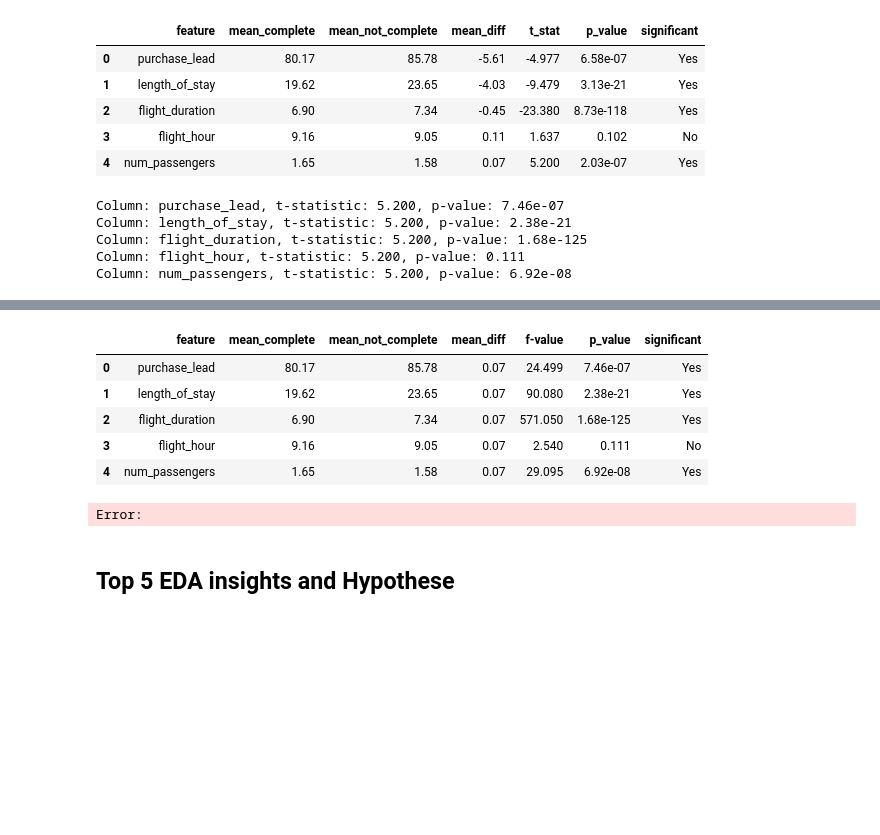
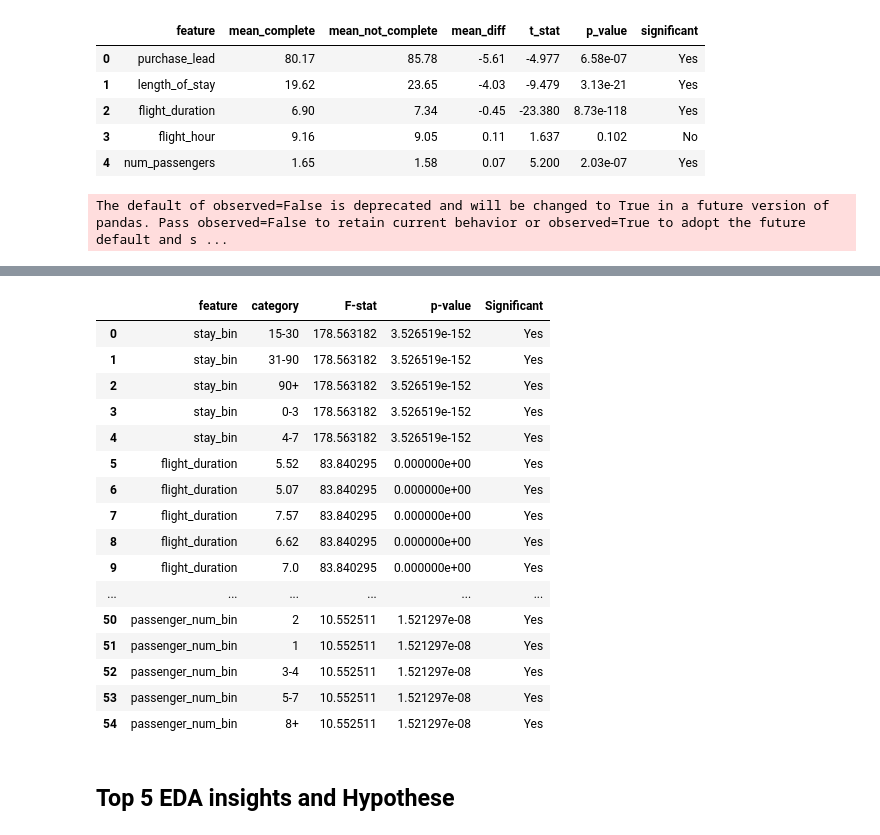
Before and after one commit to nickgeorgemathew/booking_analysis, a Jupyter notebook: notebooks/01_eda.ipynb, the cells around one changed output, grey strips where cells are left out. Saved outputs shown, nothing was run; the diff lists cells and outputs as text; code cells hidden in the pictures; blank space fills up the shorter version.

```diff
--- a/notebooks/01_eda.ipynb
+++ b/notebooks/01_eda.ipynb
@@ -239,7 +305,7 @@ fig2.show()
 ## Numeric vs Target plot
 # %%
 target=df['booking_complete']
-numeric_cols=['purchase_lead', 'length_of_stay', 'flight_duration', 'flight_hour','num_pasengers',]
+numeric_cols=['purchase_lead', 'length_of_stay', 'flight_duration', 'flight_hour','num_pasengers']
 
 
 for c in numeric_cols:
@@ -285,11 +352,3 @@ for col in cols_target:
 [figure]
 [figure]
 [figure]
-# %%
-for cols in cols_target:
-    plt.figure(figsize=(12,12))
-    sns.countplot(data=df,x=cols,hue=target,stat="count")
-    plt.show()
-    plt.title(f"count plot of {col} by {target}")
-    plt.xlabel(col)
-    plt.show()
@@ -394,9 +444,9 @@ import plotly.express as px
 target = 'booking_complete'
 
 def completion_rate_table(df, col, target='booking_complete'):
-    # Add debugging and validation
-    print(f"target = {target}, type = {type(target)}")
-    print(f"df columns: {list(df.columns)}")
+
+
+
 
     if col not in df.columns:
         raise KeyError(f"Column '{col}' not found. Available: {list(df.columns)}")
@@ -425,6 +475,6 @@ for cols in cat_cols:
     fig.update_traces(texttemplate='%{text:.2f}%', textposition='outside')
     fig.update_layout(xaxis={'categoryorder': 'total descending'},
                     yaxis_title='Completion rate (%)',
-                    title='Completion Rate by {cols} (top 10 by volume)')
+                    title='Completion Rate  (top 10 by volume)')
     fig.show()
 # %% [output]
@@ -640,33 +686,27 @@ Column: num_passengers, t-statistic: 5.200, p-value: 2.03e-07
 from scipy.stats import f_oneway
 
 
-cols_target = ['purchase_lead', 'length_of_stay', 'flight_duration', 'flight_hour','num_passengers']
+cols_target = [ 'stay_bin', 'flight_duration', 'flight_hour','passenger_num_bin']
 
-complete = df[df['booking_complete']==1]
-not_complete = df[df['booking_complete']==0]
+
 
 
 results = []
 for col in cols_target:
-    mean1 = complete[col].mean()
-    mean0 = not_complete[col].mean()
+    cats=[category for category in df[col].unique()]
+    for cat in cats:
+    # Prepare groups for ANOVA
+        groups_dict = {cat:df[df[col] == cat]["booking_complete"] for cat in df[col].unique()}
+        groups=[value for key,value in groups_dict.items() ]
+        f_stat, p_val = f_oneway(*groups)
 
-    statistic,pvalue = f_oneway(complete[col],not_complete[col],)
+        results.append({"feature":col,"category":cat,"F-stat": f_stat, "p-value": p_val, "Significant": 'Yes' if p_val < 0.05 else 'No'})
 
-
-    print(f"Column: {col}, t-statistic: {tstat:.3f}, p-value: {pvalue:.3g}")
-    results.append({  "feature": col,
-        "mean_complete": round(mean1, 2),
-        "mean_not_complete": round(mean0, 2),
-        "mean_diff": round(diff, 2),
-        "f-value": round(statistic, 3),
-        "p_value": f"{pvalue:.3g}",
-        "significant": "Yes" if pvalue < 0.05 else "No"})
-    summary_df = pd.DataFrame(results)
-display(summary_df)
+    # Print conversion per category
+    group_means = df.groupby(col)["booking_complete"].mean() * 100
+    for cat, rate in group_means.items():
+        print(f"  {cat}: {rate:.2f}%")
+summary=pd.DataFrame(results)
+display(summary)
 # %% [output]
-Column: purchase_lead, t-statistic: 5.200, p-value: 7.46e-07
-Column: length_of_stay, t-statistic: 5.200, p-value: 2.38e-21
-Column: flight_duration, t-statistic: 5.200, p-value: 1.68e-125
-Column: flight_hour, t-statistic: 5.200, p-value: 0.111
-Column: num_passengers, t-statistic: 5.200, p-value: 6.92e-08
+The default of observed=False is deprecated and will be changed to True in a future version of pandas. Pass observed=False to retain current behavior or observed=True to adopt the future default and s ...
@@ -673,10 +730,20 @@ Column: num_passengers, t-statistic: 5.200, p-value: 6.92e-08
-|  | feature | mean_complete | mean_not_complete | mean_diff | f-value | p_value | significant |
-| 0 | purchase_lead | 80.17 | 85.78 | 0.07 | 24.499 | 7.46e-07 | Yes |
-| 1 | length_of_stay | 19.62 | 23.65 | 0.07 | 90.080 | 2.38e-21 | Yes |
-| 2 | flight_duration | 6.90 | 7.34 | 0.07 | 571.050 | 1.68e-125 | Yes |
-| 3 | flight_hour | 9.16 | 9.05 | 0.07 | 2.540 | 0.111 | No |
-| 4 | num_passengers | 1.65 | 1.58 | 0.07 | 29.095 | 6.92e-08 | Yes |
+|  | feature | category | F-stat | p-value | Significant |
+| 0 | stay_bin | 15-30 | 178.563182 | 3.526519e-152 | Yes |
+| 1 | stay_bin | 31-90 | 178.563182 | 3.526519e-152 | Yes |
+| 2 | stay_bin | 90+ | 178.563182 | 3.526519e-152 | Yes |
+| 3 | stay_bin | 0-3 | 178.563182 | 3.526519e-152 | Yes |
+| 4 | stay_bin | 4-7 | 178.563182 | 3.526519e-152 | Yes |
+| 5 | flight_duration | 5.52 | 83.840295 | 0.000000e+00 | Yes |
+| 6 | flight_duration | 5.07 | 83.840295 | 0.000000e+00 | Yes |
+| 7 | flight_duration | 7.57 | 83.840295 | 0.000000e+00 | Yes |
+| 8 | flight_duration | 6.62 | 83.840295 | 0.000000e+00 | Yes |
+| 9 | flight_duration | 7.0 | 83.840295 | 0.000000e+00 | Yes |
+| ... | ... | ... | ... | ... | ... |
+| 50 | passenger_num_bin | 2 | 10.552511 | 1.521297e-08 | Yes |
+| 51 | passenger_num_bin | 1 | 10.552511 | 1.521297e-08 | Yes |
+| 52 | passenger_num_bin | 3-4 | 10.552511 | 1.521297e-08 | Yes |
+| 53 | passenger_num_bin | 5-7 | 10.552511 | 1.521297e-08 | Yes |
+| 54 | passenger_num_bin | 8+ | 10.552511 | 1.521297e-08 | Yes |
-Error:
 # %% [markdown]
 ## Top 5  EDA insights and  Hypothese
 # %%
```
Also changed, not shown: parts of 8 cells of this notebook, 2 other files.
